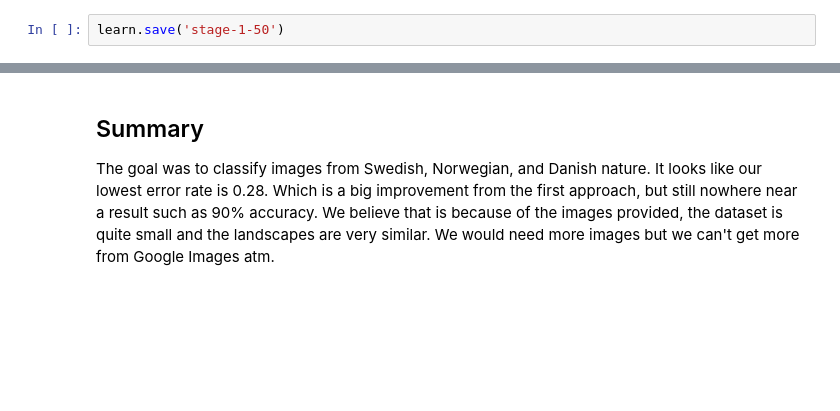
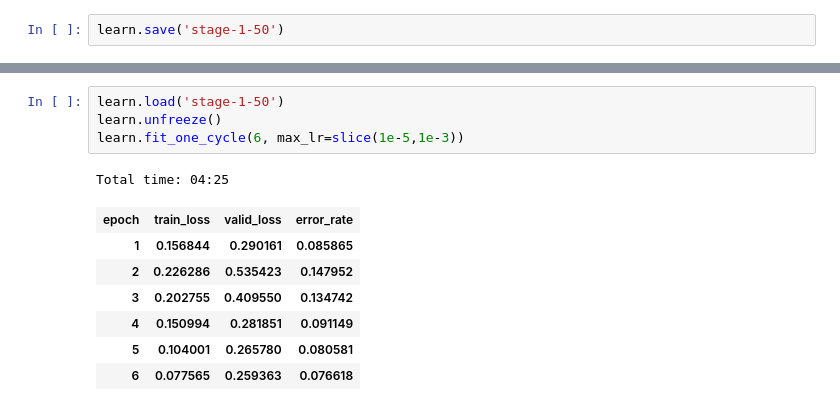
Before and after one commit to egarciamartin/fastai-part1, a Jupyter notebook: assignments/lesson1/lesson1-art.ipynb, the cells around one changed output, grey strips where cells are left out. Saved outputs shown, nothing was run; the diff lists cells and outputs as text; blank space fills up the shorter version.

```diff
--- a/assignments/lesson1/lesson1-art.ipynb
+++ b/assignments/lesson1/lesson1-art.ipynb
@@ -183,6 +190,13 @@ Total time: 02:01
-# %% [markdown]
-## Summary
-The goal was to classify images from Swedish, Norwegian, and Danish nature.
-It looks like our lowest error rate is 0.28. Which is a big improvement from the first approach, but still nowhere near a result such as 90% accuracy.
-We believe that is because of the images provided, the dataset is quite small and the landscapes are very similar.
-We would need more images but we can't get more from Google Images atm.
+# %%
+learn.load('stage-1-50')
+learn.unfreeze()
+learn.fit_one_cycle(6, max_lr=slice(1e-5,1e-3))
+# %% [output]
+Total time: 04:25
+| epoch | train_loss | valid_loss | error_rate |
+| 1 | 0.156844 | 0.290161 | 0.085865 |
+| 2 | 0.226286 | 0.535423 | 0.147952 |
+| 3 | 0.202755 | 0.409550 | 0.134742 |
+| 4 | 0.150994 | 0.281851 | 0.091149 |
+| 5 | 0.104001 | 0.265780 | 0.080581 |
+| 6 | 0.077565 | 0.259363 | 0.076618 |
```
Also changed, not shown: parts of 23 cells of this notebook.
